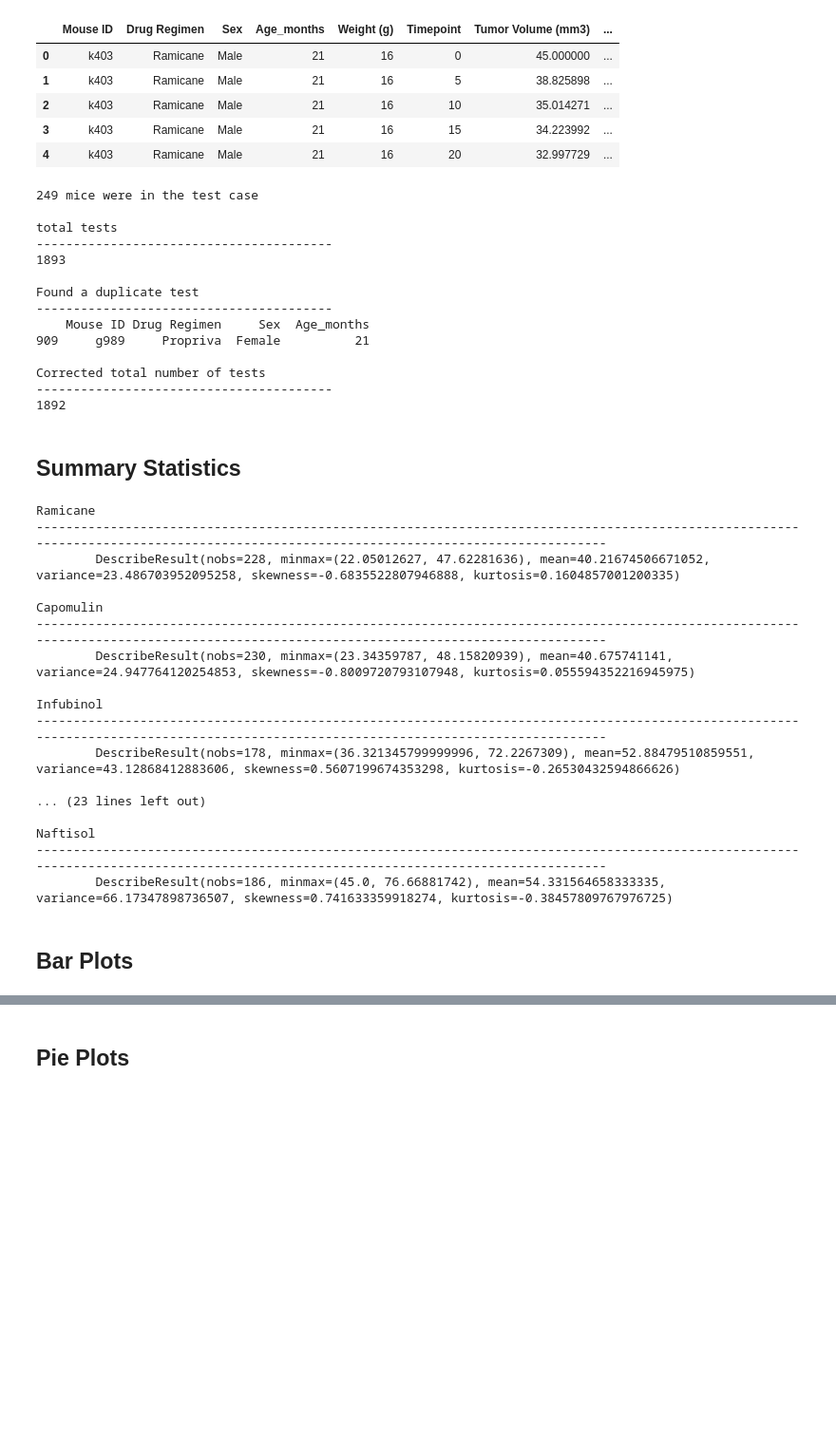
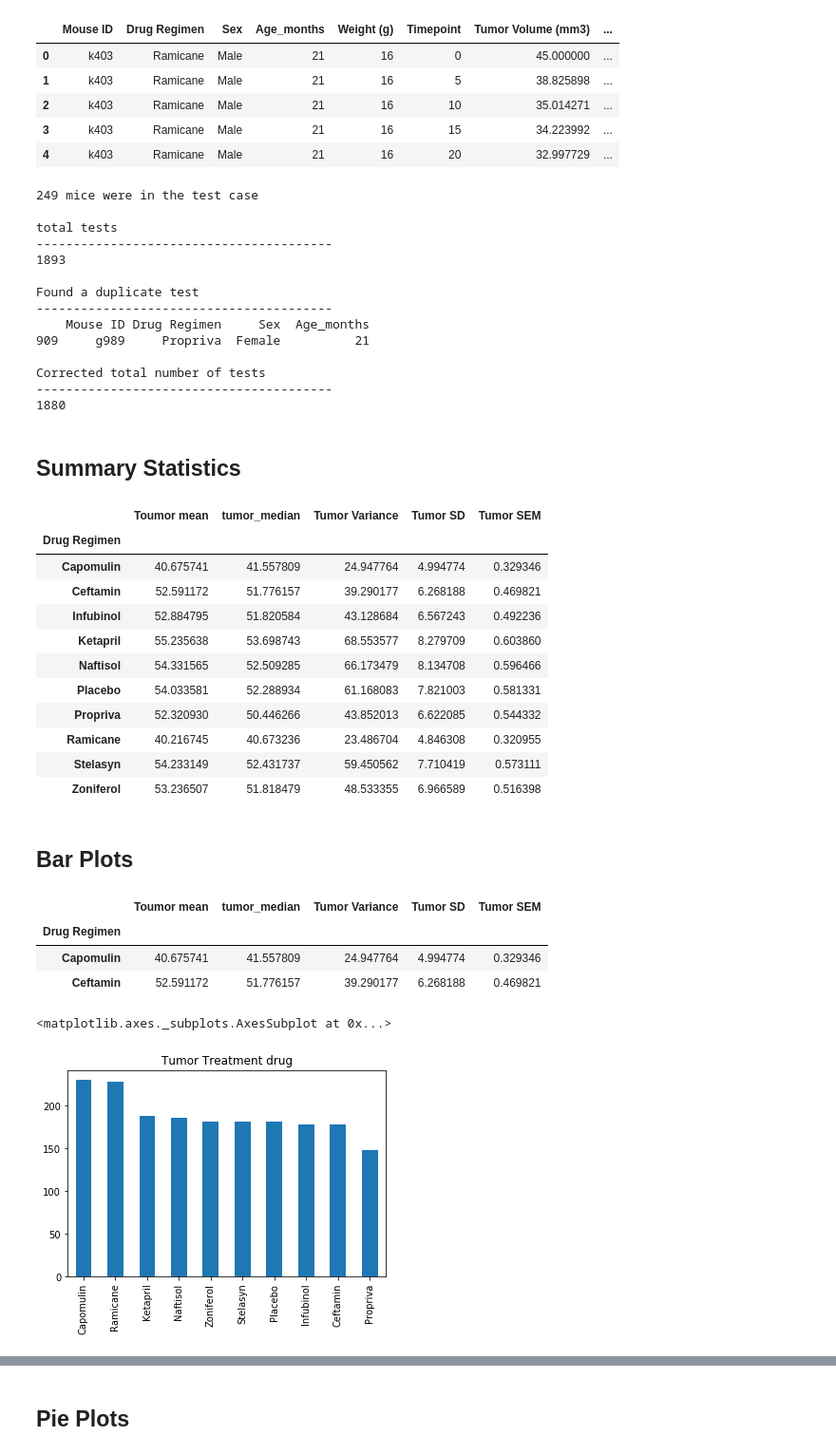
Before and after one commit to g1tKraken/TK-GW-HW, a Jupyter notebook: week_5_matplotlib/matplot_challenge/Part-2-Case-Assignment/Instructions/Pymaceuticals/pymaceuticals_starter.ipynb, the cells around one changed output, grey strips where cells are left out. Shown at 95% size. Cells and saved outputs as stored; diff of their text form; code cells hidden in the pictures; blank space fills up the shorter version.

Commit message:
HW is so close... just minor formatting left

```diff
--- a/week_5_matplotlib/matplot_challenge/Part-2-Case-Assignment/Instructions/Pymaceuticals/pymaceuticals_starter.ipynb
+++ b/week_5_matplotlib/matplot_challenge/Part-2-Case-Assignment/Instructions/Pymaceuticals/pymaceuticals_starter.ipynb
@@ -40,8 +40,9 @@ dupe_mouse = mouse_metadata_raw.loc[mouse_metadata_raw.duplicated() == True][['M
 print(f"Found a duplicate test\n{'--'*20}\n{dupe_mouse}\n")
 
 # Create a clean DataFrame by dropping the duplicate mouse by its ID.
-mouse_metadata_clean_df = mouse_metadata_raw.drop_duplicates().reset_index()
-
+#mouse_metadata_clean_df = mouse_metadata_raw.drop_duplicates().reset_index()
+mouse_metadata_clean_df = mouse_metadata_raw.loc[mouse_metadata_raw['Mouse ID'] != 'g989'].reset_index()
+#mouse_metadata_clean_df = mouse_metadata_clean_df
 # Checking the number of mice in the clean DataFrame.
 print(f"Corrected total number of tests\n{'--'*20}\n{mouse_metadata_clean_df['Mouse ID'].count()}\n")
 # %% [output]
@@ -58,40 +59,59 @@ Found a duplicate test
 
 Corrected total number of tests
 ----------------------------------------
-1892
+1880
 # %% [markdown]
 ## Summary Statistics
 # %%
 # Generate a summary statistics table of mean, median, variance, standard deviation, and SEM of the tumor volume for each regimen
 
+regime_group = mouse_metadata_clean_df.groupby(['Drug Regimen'])
+tumor_mean = regime_group.mean()['Tumor Volume (mm3)']
+tumor_median = regime_group.median()['Tumor Volume (mm3)']
+tumor_variance = regime_group.var()['Tumor Volume (mm3)']
+tumor_sd = regime_group.std()['Tumor Volume (mm3)']
+tumor_sem = regime_group.sem()['Tumor Volume (mm3)']
+
+
+regimen_summary_df = pd.DataFrame()
+
 regimens = mouse_metadata_clean_df['Drug Regimen'].unique()#['Mouse ID','Drug Regimen','Sex','Age_months','Weight (g)','Timepoint','Tumor Volume (mm3)','Metastatic Sites']
-regimen_summary_df = pd.DataFrame(regimens)
-regimen_summary_df.set_index(0)
 
-for drug in regimens:
-    tumor_vol = mouse_metadata_clean_df[['Drug Regimen','Mouse ID','Timepoint','Tumor Volume (mm3)']].loc[mouse_metadata_clean_df['Drug Regimen'] == drug]
-    print(f"{drug}\n{'--'*90}\n\t{stats.describe(tumor_vol['Tumor Volume (mm3)'])}\n")
-    #regimen_summary_df = tumor_vol
-#regimen_summary_df
+regimen_summary_df = pd.DataFrame({'Toumor mean' : tumor_mean,
+                                   'tumor_median' : tumor_median,
+                                   'Tumor Variance' : tumor_variance,
+                                   'Tumor SD' : tumor_sd,
+                                   'Tumor SEM' : tumor_sem
+                                  })
+
+regimen_summary_df
 # %% [output]
-Ramicane
-------------------------------------------------------------------------------------------------------------------------------------------------------------------------------------
-        DescribeResult(nobs=228, minmax=(22.05012627, 47.62281636), mean=40.21674506671052, variance=23.486703952095258, skewness=-0.6835522807946888, kurtosis=0.1604857001200335)
-
-Capomulin
-------------------------------------------------------------------------------------------------------------------------------------------------------------------------------------
-        DescribeResult(nobs=230, minmax=(23.34359787, 48.15820939), mean=40.675741141, variance=24.947764120254853, skewness=-0.8009720793107948, kurtosis=0.055594352216945975)
-
-Infubinol
-------------------------------------------------------------------------------------------------------------------------------------------------------------------------------------
-        DescribeResult(nobs=178, minmax=(36.321345799999996, 72.2267309), mean=52.88479510859551, variance=43.12868412883606, skewness=0.5607199674353298, kurtosis=-0.26530432594866626)
-
-... (23 lines left out)
-
-Naftisol
-------------------------------------------------------------------------------------------------------------------------------------------------------------------------------------
-        DescribeResult(nobs=186, minmax=(45.0, 76.66881742), mean=54.331564658333335, variance=66.17347898736507, skewness=0.741633359918274, kurtosis=-0.38457809767976725)
+|  | Toumor mean | tumor_median | Tumor Variance | Tumor SD | Tumor SEM |
+| Drug Regimen |  |  |  |  |  |
+| Capomulin | 40.675741 | 41.557809 | 24.947764 | 4.994774 | 0.329346 |
+| Ceftamin | 52.591172 | 51.776157 | 39.290177 | 6.268188 | 0.469821 |
+| Infubinol | 52.884795 | 51.820584 | 43.128684 | 6.567243 | 0.492236 |
+| Ketapril | 55.235638 | 53.698743 | 68.553577 | 8.279709 | 0.603860 |
+| Naftisol | 54.331565 | 52.509285 | 66.173479 | 8.134708 | 0.596466 |
+| Placebo | 54.033581 | 52.288934 | 61.168083 | 7.821003 | 0.581331 |
+| Propriva | 52.320930 | 50.446266 | 43.852013 | 6.622085 | 0.544332 |
+| Ramicane | 40.216745 | 40.673236 | 23.486704 | 4.846308 | 0.320955 |
+| Stelasyn | 54.233149 | 52.431737 | 59.450562 | 7.710419 | 0.573111 |
+| Zoniferol | 53.236507 | 51.818479 | 48.533355 | 6.966589 | 0.516398 |
 # %% [markdown]
 ## Bar Plots
+# %%
+regimen_summary_df.head(2)
+# %% [output]
+|  | Toumor mean | tumor_median | Tumor Variance | Tumor SD | Tumor SEM |
+| Drug Regimen |  |  |  |  |  |
+| Capomulin | 40.675741 | 41.557809 | 24.947764 | 4.994774 | 0.329346 |
+| Ceftamin | 52.591172 | 51.776157 | 39.290177 | 6.268188 | 0.469821 |
 # %%
 # Generate a bar plot showing number of data points for each treatment regimen using pandas
+plt.figure()
+mouse_metadata_clean_df['Drug Regimen'].value_counts().plot(kind='bar', title='Tumor Treatment drug')
+#.plot.bar(x=0,y='Tumor Volume (mm3)')
+# %% [output]
+<matplotlib.axes._subplots.AxesSubplot at 0x...>
+[figure, added]
```
Also changed, not shown: parts of 14 cells of this notebook.
